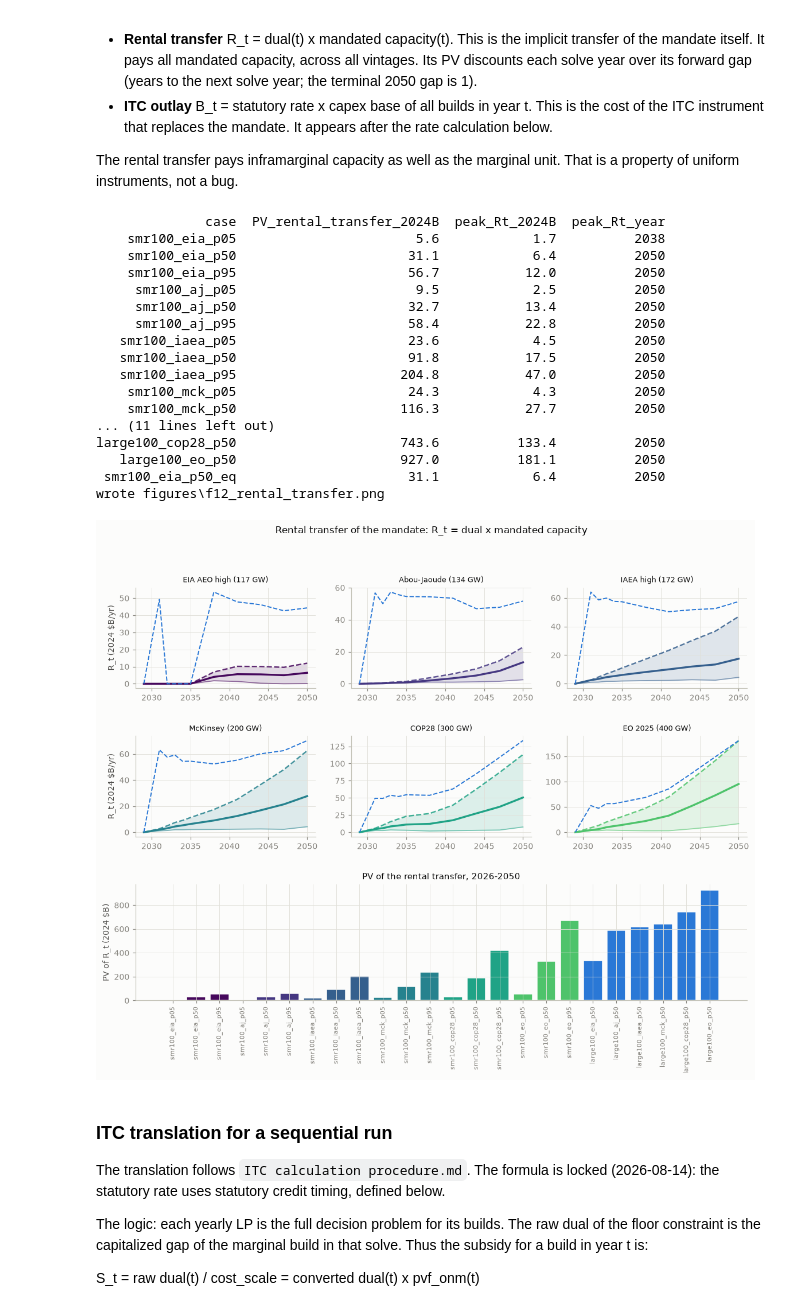
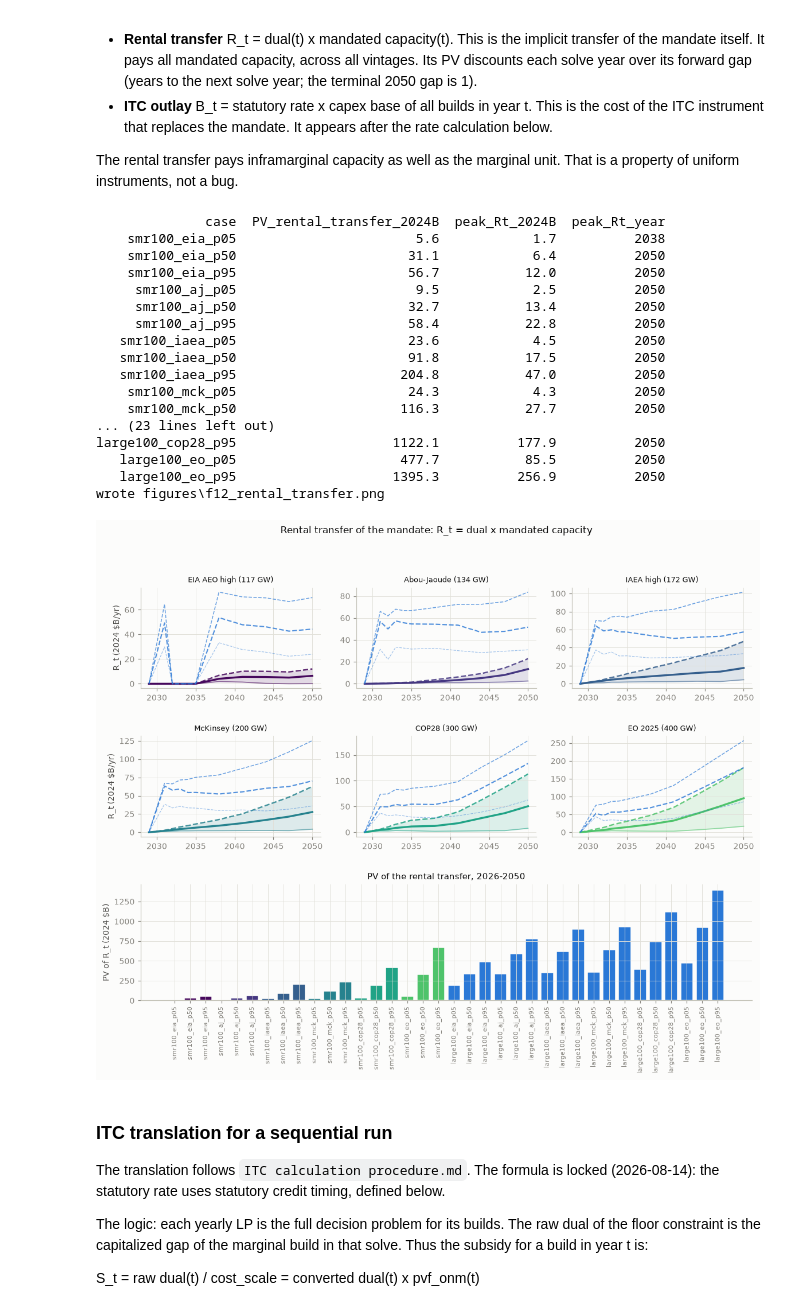
Before and after one commit to Ethan-s-PhD/ReEDS-nuclear-learning, a Jupyter notebook: z-ethan/step3_analysis/step3_analysis.ipynb, the cells around one changed output. Drawn from its saved outputs; the diff is of its cells as text; code cells hidden in the pictures.

```diff
--- a/z-ethan/step3_analysis/step3_analysis.ipynb
+++ b/z-ethan/step3_analysis/step3_analysis.ipynb
@@ -789,15 +907,16 @@ for k, p in enumerate(("p05", "p50", "p95")):
         x = d.index - d.index.min()
         ax.plot(x, d["dual_2004_MWyr"] / peak, color=SCHED_C[s], lw=1.6,
                 label=s if k == 0 else None)
-    if p == "p50":     # large100 comparators share the p50 panel, dashed
-        for s in SCHEDULES:
-            c = f"large100_{s}_p50"
-            d = DUALS[(DUALS["case"] == c) & DUALS["mandated"]].set_index("t").sort_index()
-            peak = d["dual_2004_MWyr"].max()
-            x = d.index - d.index.min()
-            ax.plot(x, d["dual_2004_MWyr"] / peak, color=SCHED_C[s], lw=1.0,
-                    ls="--", alpha=0.55)
-    ax.set_title(p + (" (dashed: large100)" if p == "p50" else ""))
+    for s in SCHEDULES:     # large100 comparators share each panel, dashed
+        c = f"large100_{s}_{p}"
+        d = DUALS[(DUALS["case"] == c) & DUALS["mandated"]].set_index("t").sort_index()
+        peak = d["dual_2004_MWyr"].max()
+        if peak <= 1.0:
+            continue
+        x = d.index - d.index.min()
+        ax.plot(x, d["dual_2004_MWyr"] / peak, color=SCHED_C[s], lw=1.0,
+                ls="--", alpha=0.55)
+    ax.set_title(p + " (dashed: large100)")
     ax.set_xlabel("years since first mandated model year")
 axes[0].set_ylabel("dual / peak dual")
 axes[0].legend(fontsize=8, ncols=2)
@@ -940,14 +1059,17 @@ fig, axes = plt.subplots(1, 2, figsize=(11, 4.2), sharex=True)
 rows = []
 for s in SCHEDULES:
     spread = CTOT.loc[f"smr100_{s}_p95"] - CTOT.loc[f"smr100_{s}_p05"]
+    spread_l = CTOT.loc[f"large100_{s}_p95"] - CTOT.loc[f"large100_{s}_p05"]
     delta = CTOT.loc[f"smr100_{s}_p50"] - CTOT.loc[f"large100_{s}_p50"]
     axes[0].plot(yrs, spread[yrs], color=SCHED_C[s], lw=1.7, label=s)
+    axes[0].plot(yrs, spread_l[yrs], color=SCHED_C[s], lw=1.0, ls="--", alpha=0.6)
     axes[1].plot(yrs, delta[yrs], color=SCHED_C[s], lw=1.7)
     for t in yrs:
         rows.append(dict(schedule=s, t=t,
                          p95_minus_p05_B2024=round(float(spread[t]), 2),
+                         large_p95_minus_p05_B2024=round(float(spread_l[t]), 2),
                          smr_minus_large_p50_B2024=round(float(delta[t]), 2)))
-axes[0].set_title("p95 - p05 annual cost spread\n(same mandate, drawn world isolated)")
+axes[0].set_title("p95 - p05 annual cost spread\n(same mandate, drawn world isolated; dashed: large100)")
 axes[0].set_ylabel("2024 $B / yr")
 axes[0].legend(fontsize=8, ncols=2)
 axes[1].set_title("smr100 - large100 annual cost at p50\n(conditional what-if)")
@@ -1014,7 +1136,9 @@ for s in SCHEDULES:
         smr_p05=round(NPV[f"smr100_{s}_p05"], 1),
         smr_p50=round(NPV[f"smr100_{s}_p50"], 1),
         smr_p95=round(NPV[f"smr100_{s}_p95"], 1),
+        large_p05=round(NPV[f"large100_{s}_p05"], 1),
         large_p50=round(NPV[f"large100_{s}_p50"], 1),
+        large_p95=round(NPV[f"large100_{s}_p95"], 1),
         p95_minus_p05=round(NPV[f"smr100_{s}_p95"] - NPV[f"smr100_{s}_p05"], 1),
         smr_minus_large_p50=round(NPV[f"smr100_{s}_p50"] - NPV[f"large100_{s}_p50"], 1),
     ))
@@ -1030,10 +1154,13 @@ for p in ("p05", "p50", "p95"):
     ax.plot(xs, ys, marker="o", ms=5, color=COL["smr"], **PCT_STYLE[p])
     ax.annotate(p, (xs[-1], ys[-1]), xytext=(6, 0), textcoords="offset points",
                 color=COL["smr"], alpha=PCT_STYLE[p]["alpha"], fontsize=8.5, va="center")
-ys_l = [NPV[f"large100_{s}_p50"] for s in SCHEDULES]
-ax.plot(xs, ys_l, marker="s", ms=5, color=COL["large"], lw=1.4, ls="--")
-ax.annotate("large100 p50", (xs[-1], ys_l[-1]), xytext=(6, 0),
-            textcoords="offset points", color=COL["large"], fontsize=8.5, va="center")
+for p in ("p05", "p50", "p95"):
+    ys_l = [NPV[f"large100_{s}_{p}"] for s in SCHEDULES]
+    ax.plot(xs, ys_l, marker="s", ms=4, color=COL["large"], ls="--",
+            lw=PCT_STYLE[p]["lw"] * 0.8, alpha=PCT_STYLE[p]["alpha"])
+    ax.annotate(f"large {p}", (xs[-1], ys_l[-1]), xytext=(6, 0),
+                textcoords="offset points", color=COL["large"], fontsize=8,
+                va="center", alpha=PCT_STYLE[p]["alpha"])
 ax.set_xlabel("2050 schedule ambition (GW)")
 ax.set_ylabel("system NPV 2026-2050 (2024 $B)")
 ax.set_title("System NPV against schedule ambition\n"
@@ -1101,43 +1228,45 @@ for k, s in enumerate(SCHEDULES):
     for p in ("p05", "p50", "p95"):
         b = BILL[f"smr100_{s}_{p}"]
         ax.plot(yrs, b.reindex(yrs), color=SCHED_C[s], **PCT_STYLE[p])
-    bl = BILL[f"large100_{s}_p50"]
-    ax.plot(yrs, bl.reindex(yrs), color=COL["large"], lw=1.3, ls="--")
+    for p in ("p05", "p50", "p95"):
+        bl = BILL[f"large100_{s}_{p}"]
+        ax.plot(yrs, bl.reindex(yrs), color=COL["large"], ls="--",
+                lw=PCT_STYLE[p]["lw"] * 0.65, alpha=PCT_STYLE[p]["alpha"] * 0.8)
     ax.set_title(SCHED_LABEL[s], fontsize=8.5)
     if k % 3 == 0:
         ax.set_ylabel("R_t (2024 $B/yr)")
 axb = fig.add_subplot(gs[2, :])
 order = ([f"smr100_{s}_{p}" for s in SCHEDULES for p in ("p05", "p50", "p95")]
-         + [f"large100_{s}_p50" for s in SCHEDULES])
+         + [f"large100_{s}_{p}" for s in SCHEDULES for p in ("p05", "p50", "p95")])
 pvv = t08.set_index("case")["PV_rental_transfer_2024B"].reindex(order)
 cols = [SCHED_C[parse_case(c)[1]] if parse_case(c)[0] == "smr" else COL["large"]
         for c in order]
 axb.bar(range(len(order)), pvv.values, color=cols, edgecolor=SURFACE)
 axb.set_xticks(range(len(order)), order, rotation=90, fontsize=7)
 axb.set_ylabel("PV of R_t (2024 $B)")
 axb.set_title("PV of the rental transfer, 2026-2050")
 fig.suptitle("Rental transfer of the mandate: R_t = dual x mandated capacity", y=0.995)
 savefig(fig, "f12_rental_transfer.png")
 plt.show()
 # %% [output]
               case  PV_rental_transfer_2024B  peak_Rt_2024B  peak_Rt_year
     smr100_eia_p05                       5.6            1.7          2038
     smr100_eia_p50                      31.1            6.4          2050
     smr100_eia_p95                      56.7           12.0          2050
      smr100_aj_p05                       9.5            2.5          2050
      smr100_aj_p50                      32.7           13.4          2050
      smr100_aj_p95                      58.4           22.8          2050
    smr100_iaea_p05                      23.6            4.5          2050
    smr100_iaea_p50                      91.8           17.5          2050
    smr100_iaea_p95                     204.8           47.0          2050
     smr100_mck_p05                      24.3            4.3          2050
     smr100_mck_p50                     116.3           27.7          2050
-... (11 lines left out)
-large100_cop28_p50                     743.6          133.4          2050
-   large100_eo_p50                     927.0          181.1          2050
- smr100_eia_p50_eq                      31.1            6.4          2050
+... (23 lines left out)
+large100_cop28_p95                    1122.1          177.9          2050
+   large100_eo_p05                     477.7           85.5          2050
+   large100_eo_p95                    1395.3          256.9          2050
 wrote figures\f12_rental_transfer.png
-[figure, old version]
+[figure, new version]
 # %% [markdown]
 ### ITC translation for a sequential run
 
```
Also changed, not shown: parts of 30 cells of this notebook, 25 other files.
